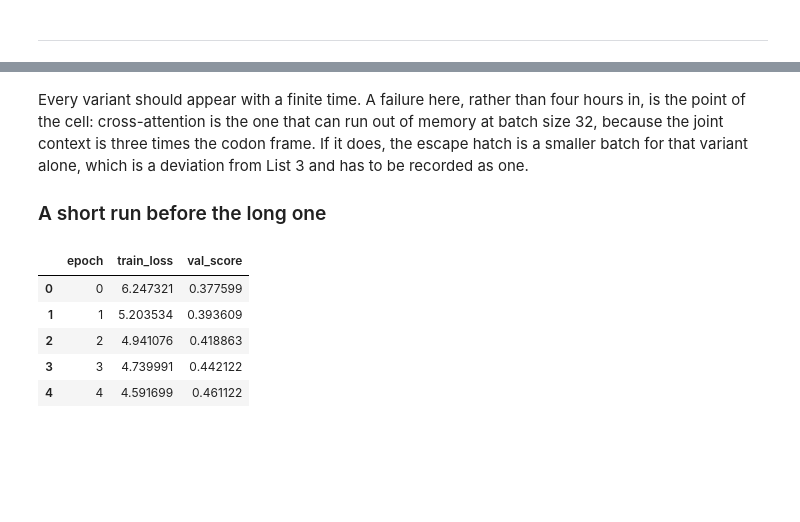
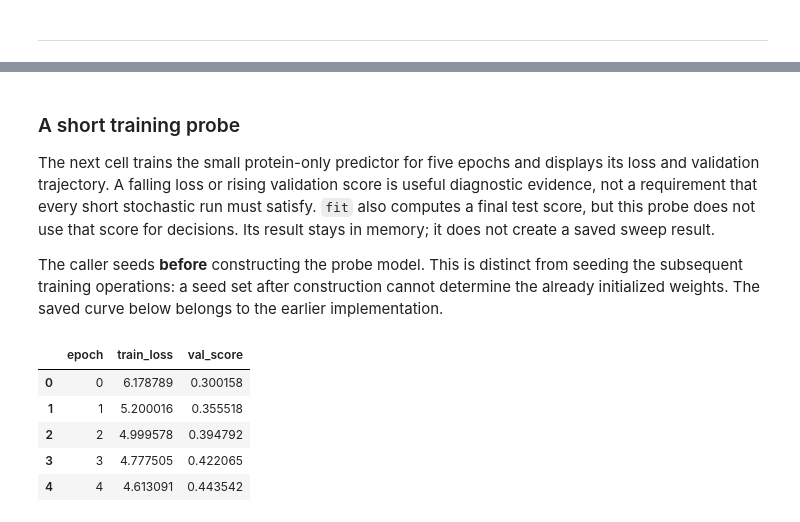
Before and after one commit to jtmckinley4/multimodal-bio-fusion, a Jupyter notebook: Code/stage3/03_blf_build_check.ipynb, the cells around one changed output, grey strips where cells are left out. Cells and saved outputs as stored; diff of their text form; code cells hidden in the pictures; blank space fills up the shorter version.

```diff
--- a/Code/stage3/03_blf_build_check.ipynb
+++ b/Code/stage3/03_blf_build_check.ipynb
@@ -32,22 +44,15 @@ without touching a checkpoint or a cache.
 # %%
-# Standard library
-import os
-import time
-from pathlib import Path
+# Locate Code/ from this notebook's working directory or its parents.
+CODE_DIR = Path.cwd() / "Code"
+for folder in (Path.cwd(), *Path.cwd().parents):
+    if (folder / "shared_code").is_dir():
+        CODE_DIR = folder
+        break
 
-# Run any operation the Apple GPU backend lacks on the CPU; must precede importing torch
-os.environ.setdefault("PYTORCH_ENABLE_MPS_FALLBACK", "1")
-
-# Data handling
-import numpy as np
-import pandas as pd
-import torch
-
-# Shared project code in Code/shared_code; this notebook lives in Code/stage3
-import sys
-CODE_DIR = next((p for p in (Path.cwd(), *Path.cwd().parents) if (p / "shared_code").is_dir()), Path.cwd() / "Code")
 if str(CODE_DIR) not in sys.path:
     sys.path.insert(0, str(CODE_DIR))
+
+# These are the five Python modules listed in the setup table above.
 from shared_code.fusion import blf, codon_grid, heads, textcnn, train
 
 pd.set_option("display.width", 200)
@@ -418,29 +528,29 @@ whole sweep, 9 runs: 2.2 hours at 100 epochs each, 5.5 hours at 250
 # %% [markdown]
-Every variant should appear with a finite time. A failure here, rather than four hours in, is
-the point of the cell: cross-attention is the one that can run out of memory at batch size 32,
-because the joint context is three times the codon frame. If it does, the escape hatch is a
-smaller batch for that variant alone, which is a deviation from List 3 and has to be recorded
-as one.
+### A short training probe
 
-### A short run before the long one
+The next cell trains the small protein-only predictor for five epochs and displays its loss and validation trajectory. A falling loss or rising validation score is useful diagnostic evidence, not a requirement that every short stochastic run must satisfy. `fit` also computes a final test score, but this probe does not use that score for decisions. Its result stays in memory; it does not create a saved sweep result.
+
+The caller seeds **before** constructing the probe model. This is distinct from seeding the subsequent training operations: a seed set after construction cannot determine the already initialized weights. The saved curve below belongs to the earlier implementation.
 # %%
-# Five epochs of the cheapest variant. The point is not the score, it is that the loss falls
-# and the validation score moves on this device before a night is committed to it.
-probe = train.fit(blf.build(STREAMS, "unimodal:prot", channels=CHANNELS), STREAMS,
-                  train.TrainConfig(max_epochs=5, batch_size=BATCH_SIZE, channels=CHANNELS,
-                                    early_stopping_patience=5),
-                  DEVICE, log=None)
+probe_config = replace(BASE_CONFIG, max_epochs=5, early_stopping_patience=5)
+torch.manual_seed(probe_config.seed)
+probe_model = blf.build(STREAMS, "unimodal:prot", channels=CHANNELS)
+try:
+    probe = train.fit(probe_model, STREAMS, probe_config, DEVICE, log=None)
+finally:
+    del probe_model
+
 probe_curve = pd.DataFrame(probe.history)[["epoch", "train_loss", "val_score"]]
 probe_curve["val_score"] = pd.to_numeric(probe_curve["val_score"], errors="coerce")
 display(probe_curve)
-falling = probe_curve["train_loss"].iloc[-1] < probe_curve["train_loss"].iloc[0]
-rising = probe_curve["val_score"].iloc[-1] > probe_curve["val_score"].iloc[0]
-print(f"train loss falling: {falling} | validation score rising: {rising} | "
-      f"{probe.seconds / 5:.1f} s per epoch")
+loss_fell = probe_curve["train_loss"].iloc[-1] < probe_curve["train_loss"].iloc[0]
+validation_rose = probe_curve["val_score"].iloc[-1] > probe_curve["val_score"].iloc[0]
+print(f"train loss falling: {loss_fell} | validation score rising: {validation_rose} | "
+      f"{probe.seconds / probe_config.max_epochs:.1f} s per epoch")
 # %% [output]
 |  | epoch | train_loss | val_score |
-| 0 | 0 | 6.247321 | 0.377599 |
-| 1 | 1 | 5.203534 | 0.393609 |
-| 2 | 2 | 4.941076 | 0.418863 |
-| 3 | 3 | 4.739991 | 0.442122 |
-| 4 | 4 | 4.591699 | 0.461122 |
+| 0 | 0 | 6.178789 | 0.300158 |
+| 1 | 1 | 5.200016 | 0.355518 |
+| 2 | 2 | 4.999578 | 0.394792 |
+| 3 | 3 | 4.777505 | 0.422065 |
+| 4 | 4 | 4.613091 | 0.443542 |
```
Also changed, not shown: parts of 49 cells of this notebook, 36 other files.
